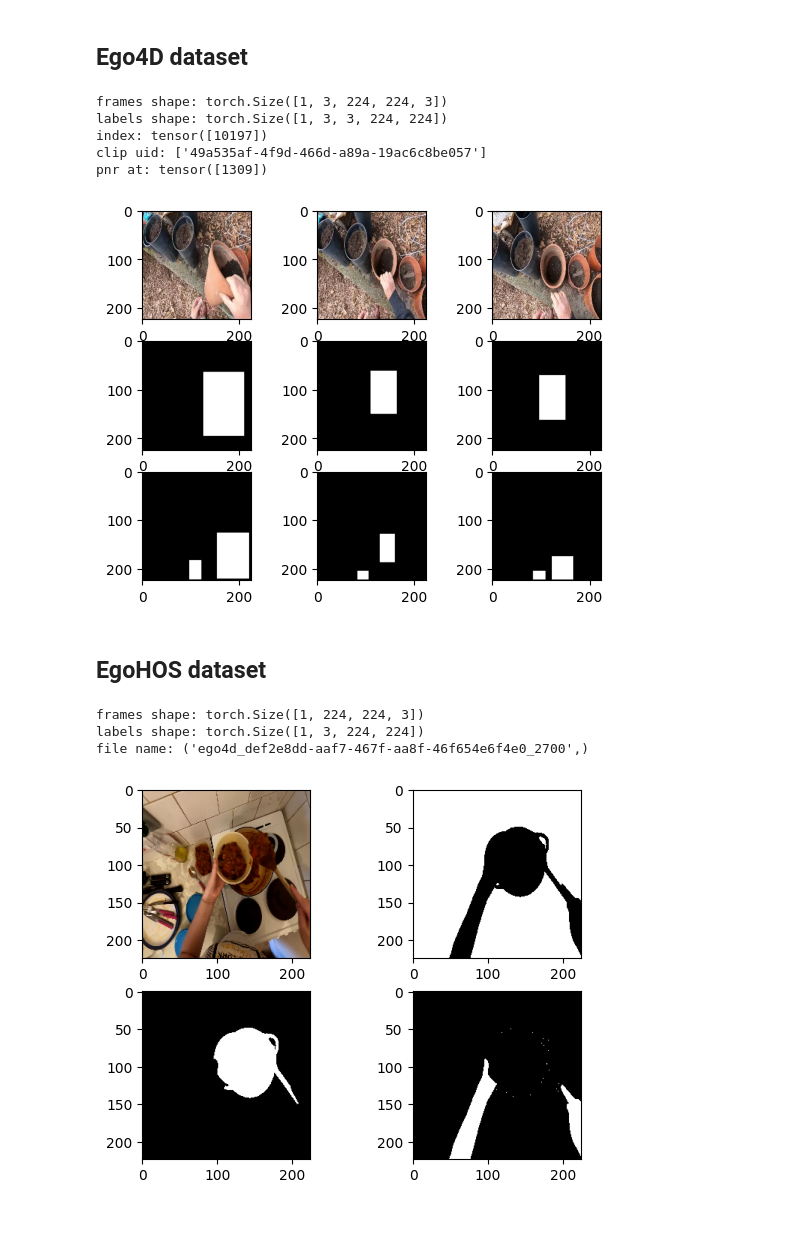
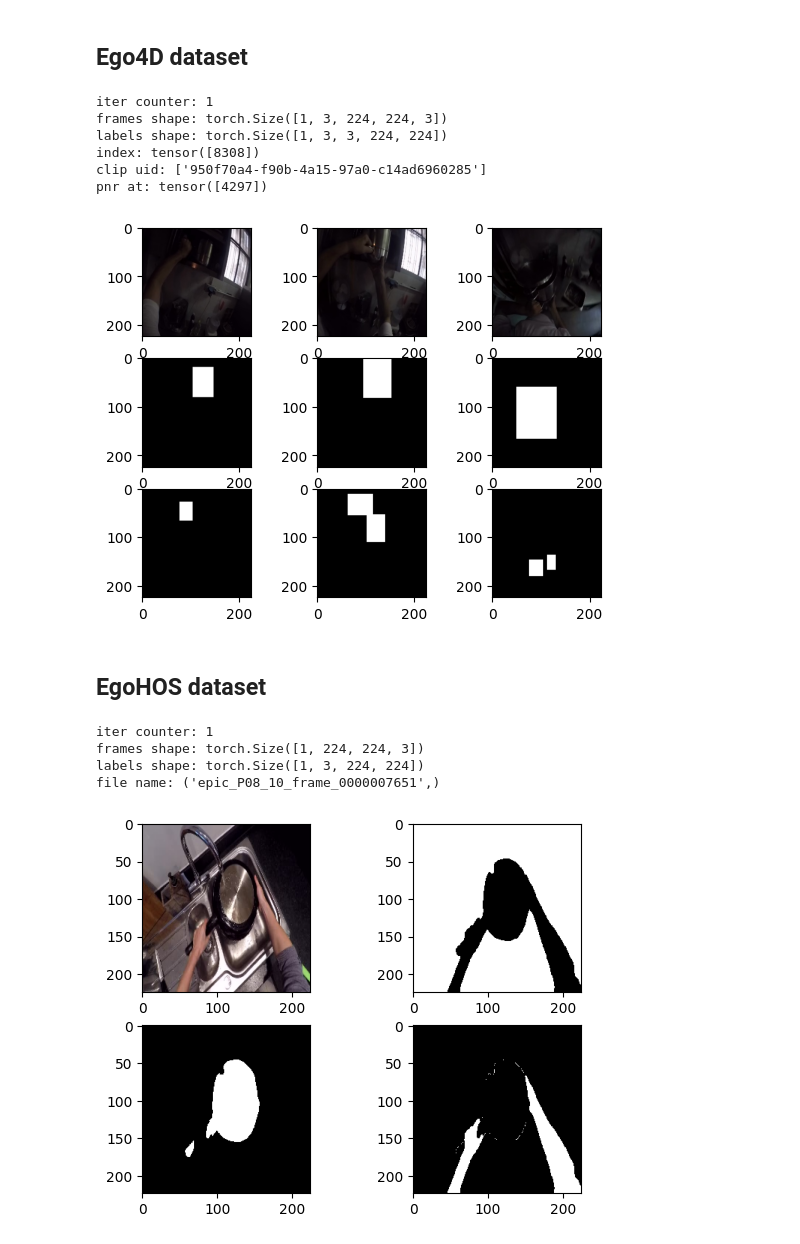
Before and after one commit to pasca-l/hands-and-objects, a Jupyter notebook: objectness_classification/datasets/EDA.ipynb, the cells around one changed output. Drawn from its saved outputs; the diff is of its cells as text; code cells hidden in the pictures.

Commit message:
added seed fixing

```diff
--- a/objectness_classification/datasets/EDA.ipynb
+++ b/objectness_classification/datasets/EDA.ipynb
@@ -25,6 +31,9 @@ Ego4DObjnessClsDataset(
     extract=True,
 )
 # %%
+set_seed()
+iter_counter = 0
+
 ego4d_dataset = ObjnessClsDataModule(
     dataset_dir=dataset_dir,
     batch_size=1,
@@ -45,7 +54,9 @@ ego4d_train_dataloader = iter(ego4d_dataset.train_dataloader())
 #         ego4d_frames, ego4d_labels, ego4d_info = data
 
 ego4d_frames, ego4d_labels, ego4d_info = next(ego4d_train_dataloader)
+iter_counter += 1
 print(
+    f"iter counter: {iter_counter}",
     f"frames shape: {ego4d_frames.shape}",
     f"labels shape: {ego4d_labels.shape}",
     f"index: {ego4d_info['index']}",
@@ -72,37 +83,38 @@ plt.imshow(pre_mask[1])
 plt.gray()
 fig.add_subplot(3, 3, 7)
 plt.imshow(pre_mask[2])
 plt.gray()
 
 fig.add_subplot(3, 3, 2)
 plt.imshow(pnr_img)
 fig.add_subplot(3, 3, 5)
 plt.imshow(pnr_mask[1])
 plt.gray()
 fig.add_subplot(3, 3, 8)
 plt.imshow(pnr_mask[2])
 plt.gray()
 
 fig.add_subplot(3, 3, 3)
 plt.imshow(post_img)
 fig.add_subplot(3, 3, 6)
 plt.imshow(post_mask[1])
 plt.gray()
 fig.add_subplot(3, 3, 9)
 plt.imshow(post_mask[2])
 plt.gray()
 
 plt.show()
 
 plt.clf()
 plt.close()
 # %% [output]
+iter counter: 1
 frames shape: torch.Size([1, 3, 224, 224, 3])
 labels shape: torch.Size([1, 3, 3, 224, 224])
-index: tensor([10197])
-clip uid: ['49a535af-4f9d-466d-a89a-19ac6c8be057']
-pnr at: tensor([1309])
+index: tensor([8308])
+clip uid: ['950f70a4-f90b-4a15-97a0-c14ad6960285']
+pnr at: tensor([4297])
-[figure, old version]
+[figure, new version]
 # %% [markdown]
 ## EgoHOS dataset
 # %%
@@ -118,7 +133,9 @@ egohos_dataset.setup()
 egohos_train_dataloader = iter(egohos_dataset.train_dataloader())
 # %%
 egohos_frames, egohos_labels, egohos_file = next(egohos_train_dataloader)
+iter_counter += 1
 print(
+    f"iter counter: {iter_counter}",
     f"frames shape: {egohos_frames.shape}",
     f"labels shape: {egohos_labels.shape}",
     f"file name: {egohos_file}",
@@ -150,7 +167,8 @@ plt.show()
 plt.clf()
 plt.close()
 # %% [output]
+iter counter: 1
 frames shape: torch.Size([1, 224, 224, 3])
 labels shape: torch.Size([1, 3, 224, 224])
-file name: ('ego4d_def2e8dd-aaf7-467f-aa8f-46f654e6f4e0_2700',)
+file name: ('epic_P08_10_frame_0000007651',)
-[figure, old version]
+[figure, new version]
```
Also changed, not shown: parts of 2 cells of this notebook, 3 other files.
